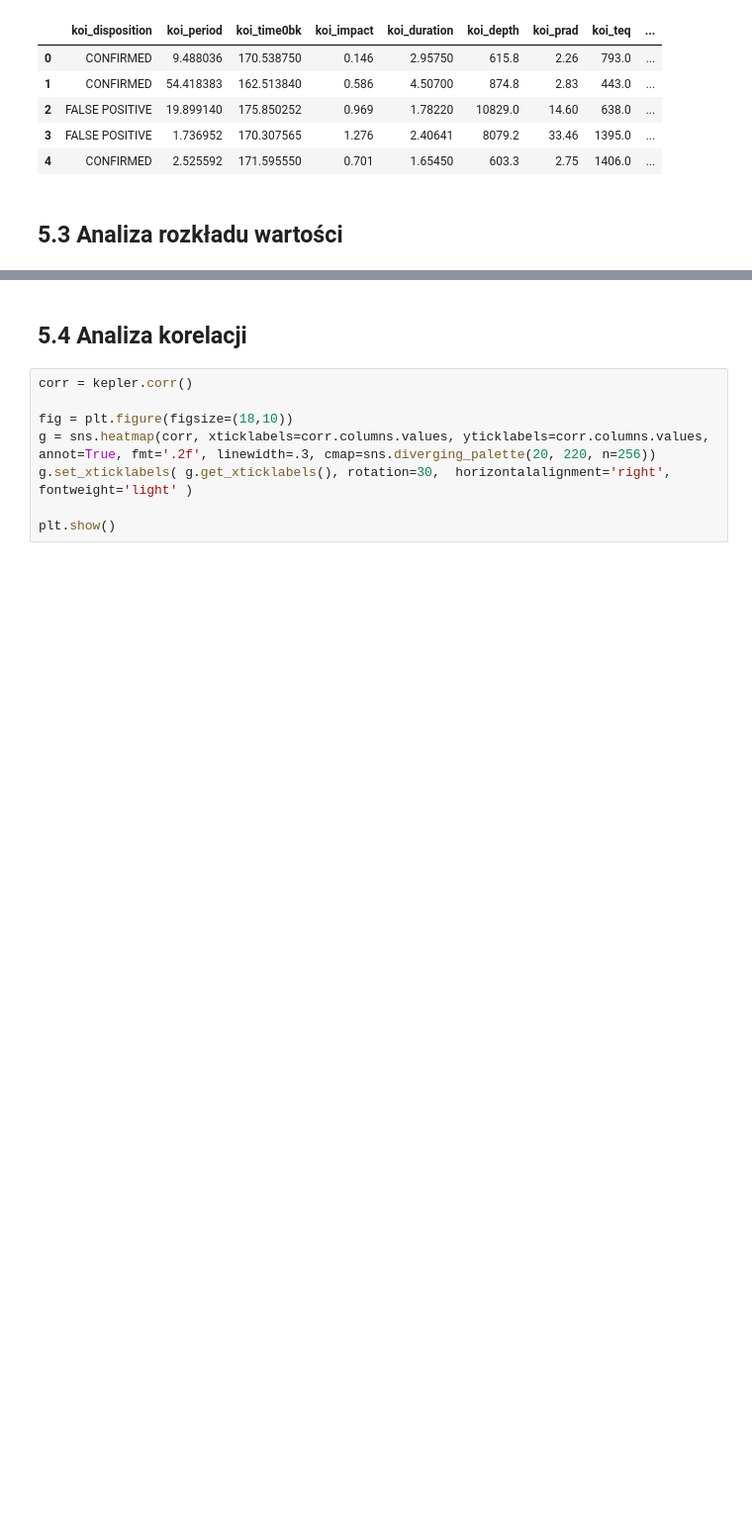
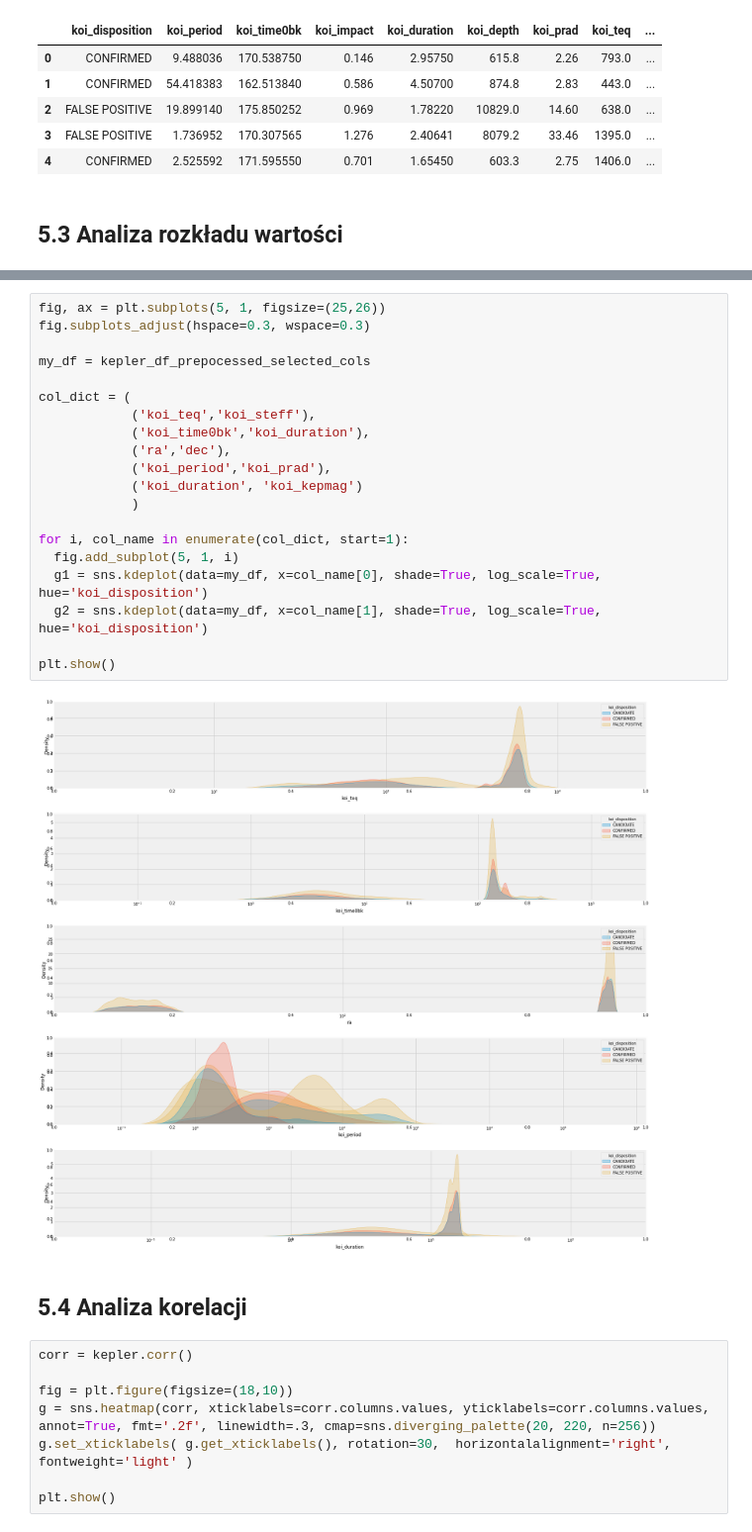
Before and after one commit to ArminD93/KeplerExoplanetSearchResults, a Jupyter notebook: KeplerExoplanetSearchResults.ipynb, the cells around one changed output, grey strips where cells are left out. Shown at 99% size. Saved outputs shown, nothing was run; the diff lists cells and outputs as text; blank space fills up the shorter version.

```diff
--- a/KeplerExoplanetSearchResults.ipynb
+++ b/KeplerExoplanetSearchResults.ipynb
@@ -547,3 +572,25 @@ plt.show()
+# %%
+fig, ax = plt.subplots(5, 1, figsize=(25,26))
+fig.subplots_adjust(hspace=0.3, wspace=0.3)
+
+my_df = kepler_df_prepocessed_selected_cols
+
+col_dict = (
+            ('koi_teq','koi_steff'),
+            ('koi_time0bk','koi_duration'),
+            ('ra','dec'),
+            ('koi_period','koi_prad'),
+            ('koi_duration', 'koi_kepmag')
+            )
+
+for i, col_name in enumerate(col_dict, start=1):
+  fig.add_subplot(5, 1, i)
+  g1 = sns.kdeplot(data=my_df, x=col_name[0], shade=True, log_scale=True, hue='koi_disposition')
+  g2 = sns.kdeplot(data=my_df, x=col_name[1], shade=True, log_scale=True, hue='koi_disposition')
+
+plt.show()
+# %% [output]
+[figure, added]
 # %% [markdown]
 ## <a name='11'></a>5.4 Analiza korelacji
 # %%
```
Also changed, not shown: parts of 16 cells of this notebook.
